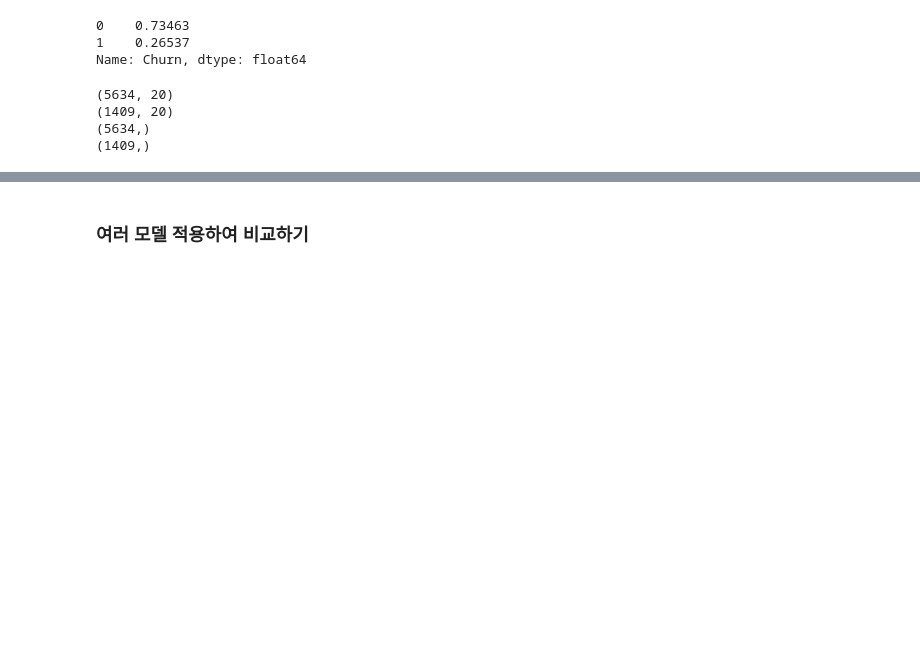
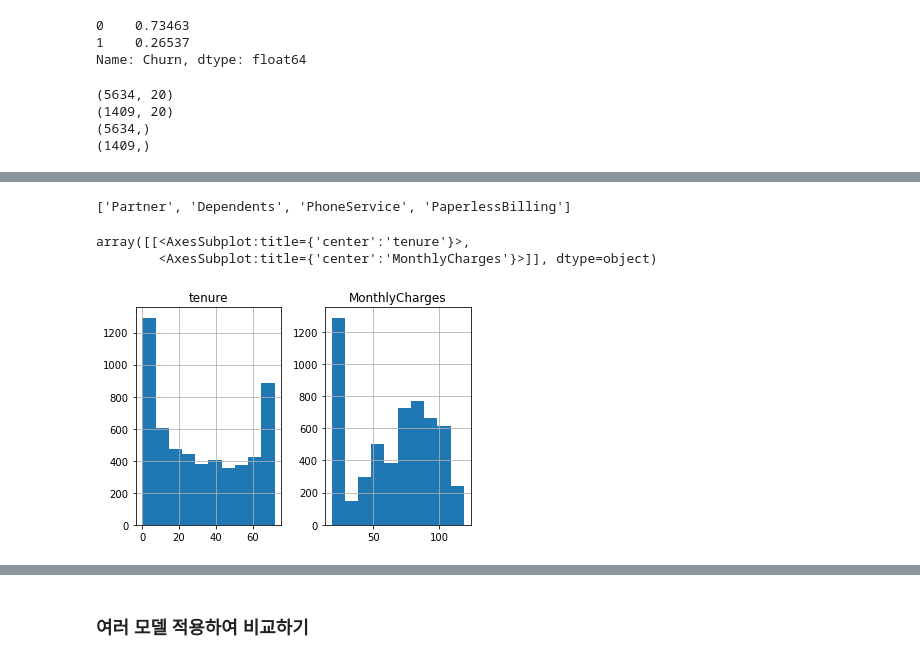
Before and after one commit to parkseonga/Kaggle_EDA, a Jupyter notebook: Practical training/Telco_Customer_Modeling.ipynb, the cells around one changed output, grey strips where cells are left out. Drawn from its saved outputs; the diff is of its cells as text; code cells hidden in the pictures; blank space fills up the shorter version.

```diff
--- a/Practical training/Telco_Customer_Modeling.ipynb
+++ b/Practical training/Telco_Customer_Modeling.ipynb
@@ -120,0 +152,22 @@ num_features.remove("Churn")
+# %%
+cate_features2_for = cate_features2[2:]
+cate_features2_for
+# %% [output]
+['Partner', 'Dependents', 'PhoneService', 'PaperlessBilling']
+# %%
+data_train["gender"].replace("Female",1,inplace=True)
+data_train["gender"].replace("Male",0,inplace=True)
+# %%
+for column in cate_features2_for:
+    data_train[column] = data_train[column].replace("Yes",1)
+    data_train[column] = data_train[column].replace("No",0)
+# %%
+data_train = data_train.drop(["customerID","TotalCharges"], axis = 1)
+# %%
+num_features = ["tenure","MonthlyCharges"]
+# %%
+data_train[num_features].hist()
+# %% [output]
+array([[<AxesSubplot:title={'center':'tenure'}>,
+        <AxesSubplot:title={'center':'MonthlyCharges'}>]], dtype=object)
+[figure, added]
```
Also changed, not shown: parts of 94 cells of this notebook.
